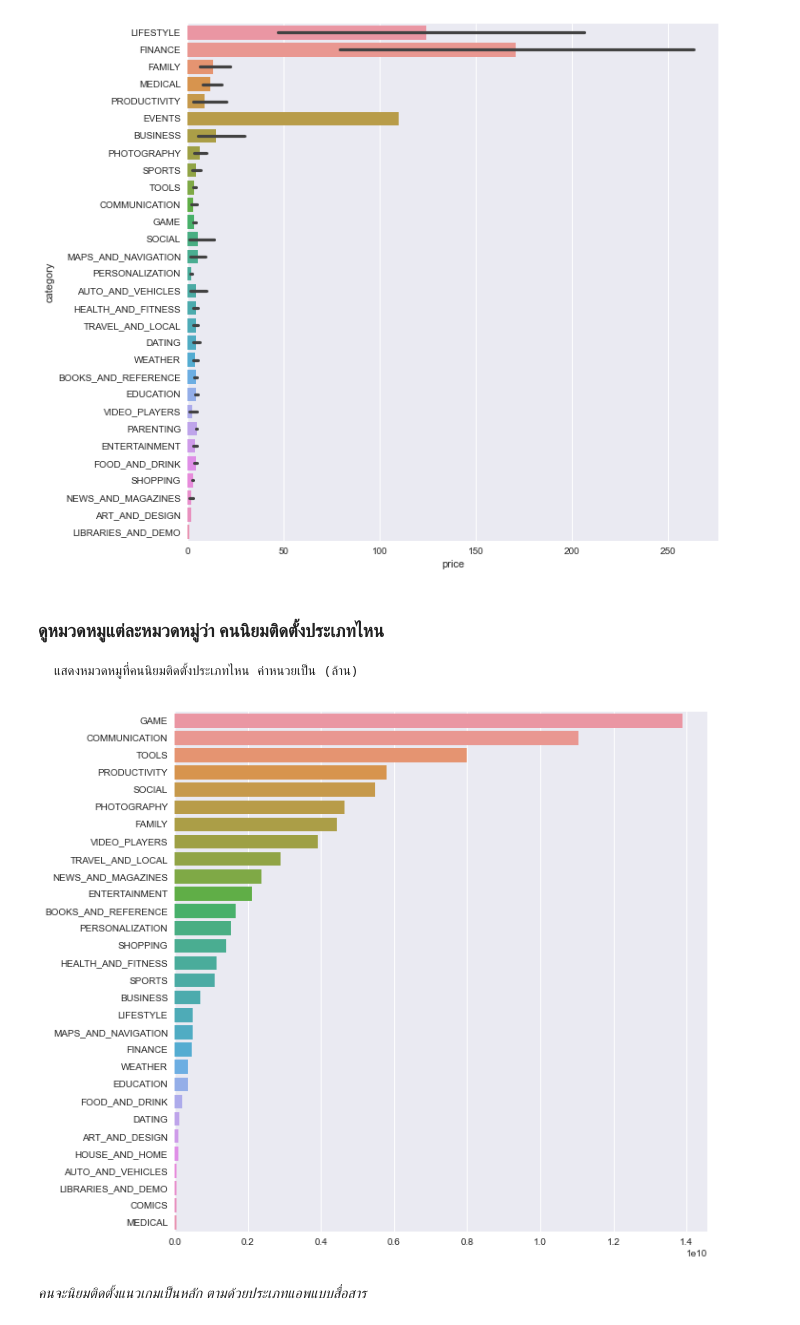
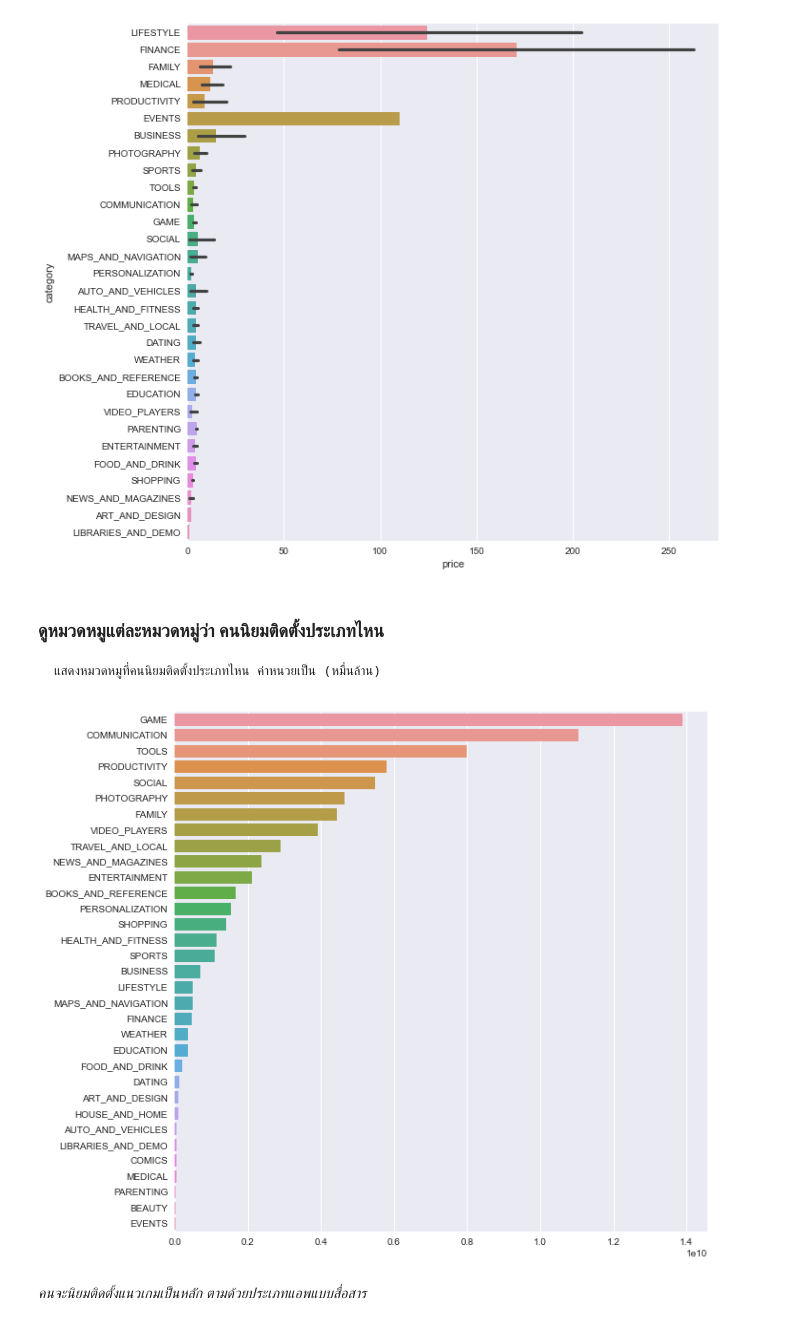
Before and after one commit to king-glitch/cs-434, a Jupyter notebook: index.ipynb, the cells around one changed output. Saved outputs shown, nothing was run; the diff lists cells and outputs as text; code cells hidden in the pictures.

```diff
--- a/index.ipynb
+++ b/index.ipynb
@@ -52,7 +52,7 @@ plt.style.use('seaborn')
 # **Importing Dataset**
 # %%
 
-file_name = "./data/googleplaystore.csv"
+file_name = "https://github.com/king-glitch/cs-434/raw/main/data/googleplaystore.csv"
 df_temp = pd.read_csv(file_name, encoding="utf-8")
 # %% [markdown]
 <a id='basic_understanding' ></a>
@@ -424,19 +424,19 @@ plt.show()
 # %% [markdown]
 ### ดูหมวดหมูแต่ละหมวดหมู่ว่า คนนิยมติดตั้งประเภทไหน
 
-    แสดงหมวดหมูที่คนนิยมติดตั้งประเภทไหน ค่าหนวยเป็น (ล้าน)
+    แสดงหมวดหมูที่คนนิยมติดตั้งประเภทไหน ค่าหนวยเป็น (หมื่นล้าน)
 # %%
 plt.figure(figsize=(10, 10))
 category_dict = dict(df[['installs', 'category']].groupby(
-    'category')['installs'].sum().nlargest(30))
+    'category')['installs'].sum())
 data_plot = dict(sorted(category_dict.items(),
                  key=lambda kv: kv[1], reverse=True))
 keys = list(data_plot.keys())
 vals = [int(data_plot[k]) for k in keys]
 sns.barplot(y=keys, x=vals)
 plt.show()
 # %% [output]
-[figure, old version]
+[figure, new version]
 # %% [markdown]
 _คนจะนิยมติดตั้งแนวเกมเป็นหลัก ตามด้วยประเภทแอพแบบสื่อสาร_
 # %% [markdown]
```
Also changed, not shown: parts of 10 cells of this notebook.
